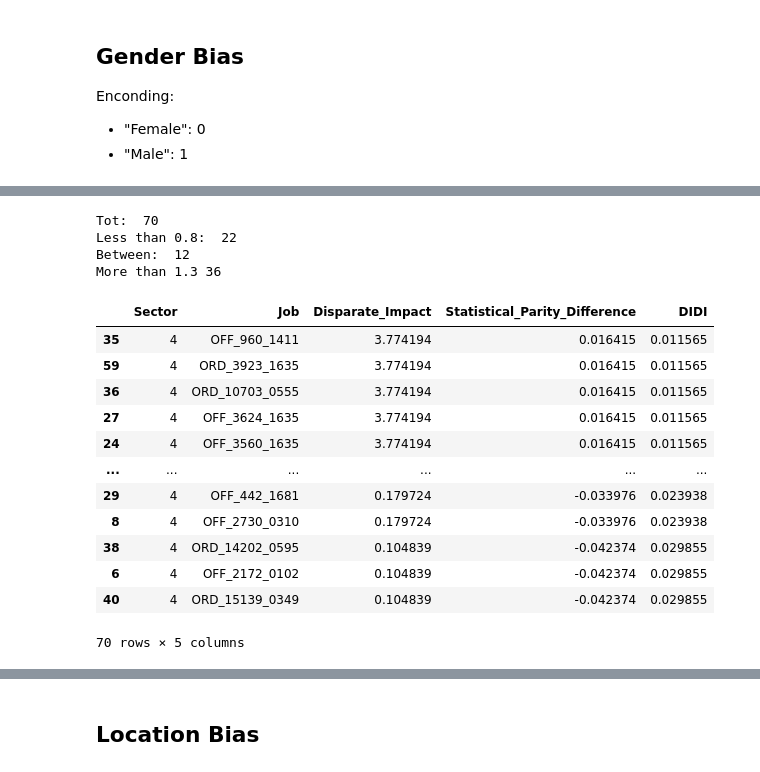
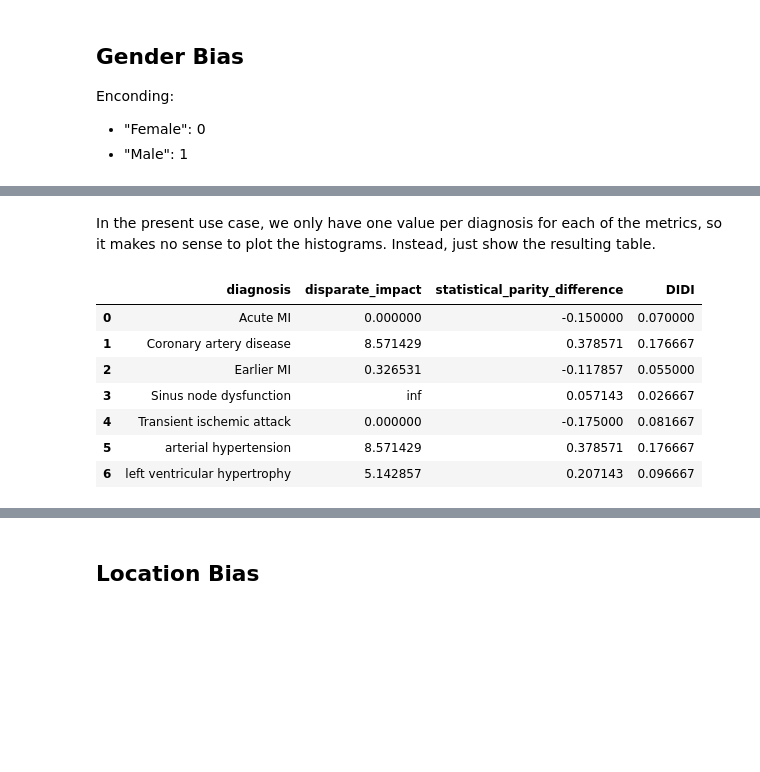
Before and after one commit to aequitas-aod/experiment-hc2-ecg-incartdb, a Jupyter notebook: bias_detection.ipynb, the cells around one changed output, grey strips where cells are left out. Drawn from its saved outputs; the diff is of its cells as text; code cells hidden in the pictures; blank space fills up the shorter version.

Commit message:
Refactor code to calculate bias metrics for diagnoses

```diff
--- a/bias_detection.ipynb
+++ b/bias_detection.ipynb
@@ -90,40 +74,21 @@ gender_bias.groupby("Sector")["Disparate_Impact"].describe()
-# %%
-sector_gender_bias = gender_bias[gender_bias["Sector"] == 4]
-print("Tot: ", sector_gender_bias["Job"].count())
-print(
-    "Less than 0.8: ",
-    sector_gender_bias[sector_gender_bias["Disparate_Impact"] < 0.8]["Job"].count(),
-)
-print(
-    "Between: ",
-    sector_gender_bias[
-        (sector_gender_bias["Disparate_Impact"] >= 0.8)
-        & (sector_gender_bias["Disparate_Impact"] < 1.3)
-    ]["Job"].count(),
-)
-print(
-    "More than 1.3",
-    sector_gender_bias[sector_gender_bias["Disparate_Impact"] >= 1.3]["Job"].count(),
-)
-# %% [output]
-Tot:  70
-Less than 0.8:  22
-Between:  12
-More than 1.3 36
-# %%
-sector_gender_bias.sort_values(by="Disparate_Impact", ascending=False)
-# %% [output]
-|  | Sector | Job | Disparate_Impact | Statistical_Parity_Difference | DIDI |
-| 35 | 4 | OFF_960_1411 | 3.774194 | 0.016415 | 0.011565 |
-| 59 | 4 | ORD_3923_1635 | 3.774194 | 0.016415 | 0.011565 |
-| 36 | 4 | ORD_10703_0555 | 3.774194 | 0.016415 | 0.011565 |
-| 27 | 4 | OFF_3624_1635 | 3.774194 | 0.016415 | 0.011565 |
-| 24 | 4 | OFF_3560_1635 | 3.774194 | 0.016415 | 0.011565 |
-| ... | ... | ... | ... | ... | ... |
-| 29 | 4 | OFF_442_1681 | 0.179724 | -0.033976 | 0.023938 |
-| 8 | 4 | OFF_2730_0310 | 0.179724 | -0.033976 | 0.023938 |
-| 38 | 4 | ORD_14202_0595 | 0.104839 | -0.042374 | 0.029855 |
-| 6 | 4 | OFF_2172_0102 | 0.104839 | -0.042374 | 0.029855 |
-| 40 | 4 | ORD_15139_0349 | 0.104839 | -0.042374 | 0.029855 |
-70 rows × 5 columns
+# %% [markdown]
+In the present use case, we only have one value per diagnosis for each of the metrics, so it makes no sense to plot the histograms. Instead, just show the resulting table.
+# %%
+gender_bias = f.show_bias(df_processed, "gender", 1, plot_histogram=False)
+
+enc_file = open("utils/encodings/incartdb_demographics_diagnosis_encoding.json")
+enc = json.load(enc_file)
+reverse_enc = {int(value): key for key, value in enc.items()}
+gender_bias['diagnosis'] = gender_bias['diagnosis'].replace(reverse_enc).astype(str)
+
+gender_bias
+# %% [output]
+|  | diagnosis | disparate_impact | statistical_parity_difference | DIDI |
+| 0 | Acute MI | 0.000000 | -0.150000 | 0.070000 |
+| 1 | Coronary artery disease | 8.571429 | 0.378571 | 0.176667 |
+| 2 | Earlier MI | 0.326531 | -0.117857 | 0.055000 |
+| 3 | Sinus node dysfunction | inf | 0.057143 | 0.026667 |
+| 4 | Transient ischemic attack | 0.000000 | -0.175000 | 0.081667 |
+| 5 | arterial hypertension | 8.571429 | 0.378571 | 0.176667 |
+| 6 | left ventricular hypertrophy | 5.142857 | 0.207143 | 0.096667 |
 # %%
```
Also changed, not shown: parts of 25 cells of this notebook, 4 other files.
